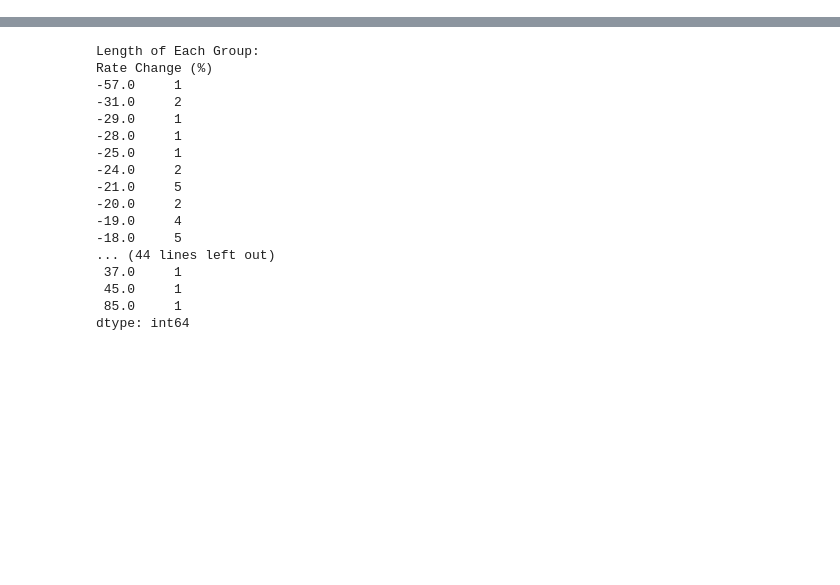
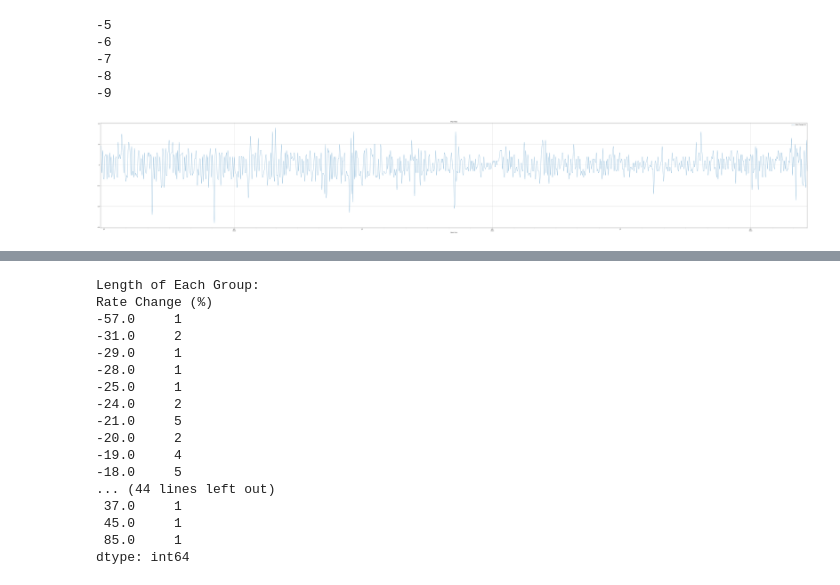
Before and after one commit to tdatrepo/cryptoAnalyze, a Jupyter notebook: crypto_analyze.ipynb, the cells around one changed output, grey strips where cells are left out. Saved outputs shown, nothing was run; the diff lists cells and outputs as text; code cells hidden in the pictures; blank space fills up the shorter version.

```diff
--- a/crypto_analyze.ipynb
+++ b/crypto_analyze.ipynb
@@ -44,11 +44,12 @@ symbol = 'BTCUSDT'
 # Get the 1-hour klines (candlestick) data
 # klines = um_futures_client.klines("1000FLOKIUSDT", "1h", **{"limit": 60})
 # klines = um_futures_client.mark_price_klines("1000FLOKIUSDT", "1m", **{"limit": 60})
-klines = client.get_klines(symbol=symbol, interval='3d', limit=500)
+klines = client.get_klines(symbol=symbol, interval='1d', limit=1000)
 columns = ['Open time', 'Open', 'High', 'Low', 'Close', 'Volume', 'Close time', 'Quote asset volume',
            'Number of trades', 'Taker buy base asset volume', 'Taker buy quote asset volume', 'Ignore']
 df = pd.DataFrame(klines, columns=columns)
+df['new price'] = (df['Open'].astype(float) + df['Close'].astype(float)) / 2000
 df['Open time'] = pd.to_datetime(df['Open time'], unit='ms')
 df['Close time'] = pd.to_datetime(df['Close time'], unit='ms')
-df['Mark'] = np.where(df['Open'].astype(float) > df['Close'].astype(float), 1, -1)
+df['Mark'] = np.where(df['Open'].astype(float) > df['Close'].astype(float), -1, 1)
 df['Rate Change (%)'] = round(((df['High'].astype(float) - df['Low'].astype(float)) / df['Low'].astype(float)) * 100) * df['Mark']
@@ -62,0 +56,27 @@ df['Rate Change (%)'] = round(((df['High'].astype(float) - df['Low'].astype(floa
+# %%
+for i in range(-5, -10, -1):
+    print(i)
+# %% [output]
+-5
+-6
+-7
+-8
+-9
+# %%
+
+import matplotlib.pyplot as plt
+import numpy as np
+# plt.yticks(range(0, 70, 5))
+fig, ax = plt.subplots(figsize=(100, 15))
+df.plot(x='Open time', y='Rate Change (%)', kind="line", linewidth=1.0, ax=ax)
+# df.plot(x='Open time', y='new price', kind="line", linewidth=1.0, ax=ax)
+# plt.xlabel('X-axis Label')
+# plt.ylabel('Y-axis Label')
+ax.set_title('Plot Title')
+
+# Show the plot
+# plt.yticks(range(-50, 0, 5))
+plt.grid(True)  # Add grid
+plt.show()
+# %% [output]
+[figure, added]
```
Also changed, not shown: parts of 2 cells of this notebook, 1 other file.
